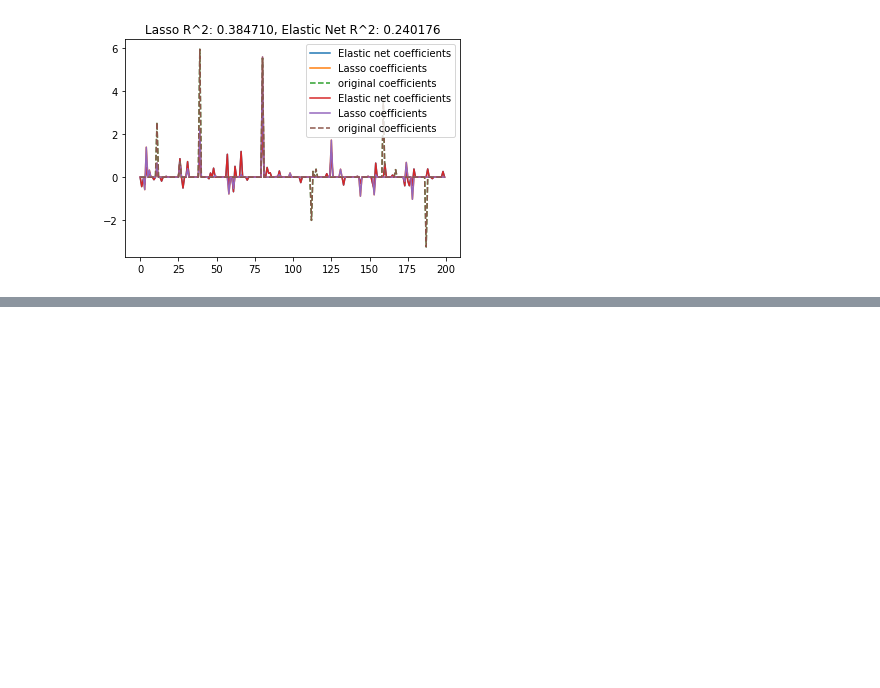
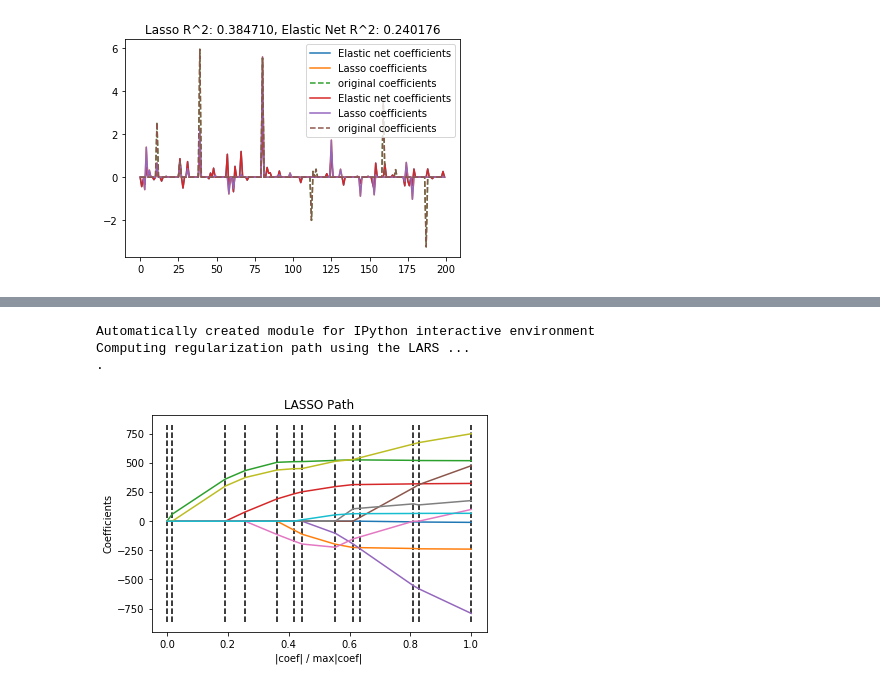
Before and after one commit to HomingYuan/data_science_way, a Jupyter notebook: python/ML_regression.ipynb, the cells around one changed output, grey strips where cells are left out. Saved outputs shown, nothing was run; the diff lists cells and outputs as text; code cells hidden in the pictures; blank space fills up the shorter version.

```diff
--- a/python/ML_regression.ipynb
+++ b/python/ML_regression.ipynb
@@ -209,0 +434,37 @@ r^2 on test data : 0.240176
+# %%
+print(__doc__)
+
+# Author: Fabian Pedregosa <fabian.pedregosa@inria.fr>
+#         Alexandre Gramfort <alexandre.gramfort@inria.fr>
+# License: BSD 3 clause
+
+import numpy as np
+import matplotlib.pyplot as plt
+
+from sklearn import linear_model
+from sklearn import datasets
+
+diabetes = datasets.load_diabetes()
+X = diabetes.data
+y = diabetes.target
+
+print("Computing regularization path using the LARS ...")
+alphas, _, coefs = linear_model.lars_path(X, y, method='lasso', verbose=True)
+
+xx = np.sum(np.abs(coefs.T), axis=1)
+xx /= xx[-1]
+
+plt.plot(xx, coefs.T)
+ymin, ymax = plt.ylim()
+plt.vlines(xx, ymin, ymax, linestyle='dashed')
+plt.xlabel('|coef| / max|coef|')
+plt.ylabel('Coefficients')
+plt.title('LASSO Path')
+plt.axis('tight')
+plt.savefig('lars_lasso.pdf')
+plt.show()
+# %% [output]
+Automatically created module for IPython interactive environment
+Computing regularization path using the LARS ...
+.
+[figure, added]
```
Also changed, not shown: parts of 9 cells of this notebook, 8 other files.
